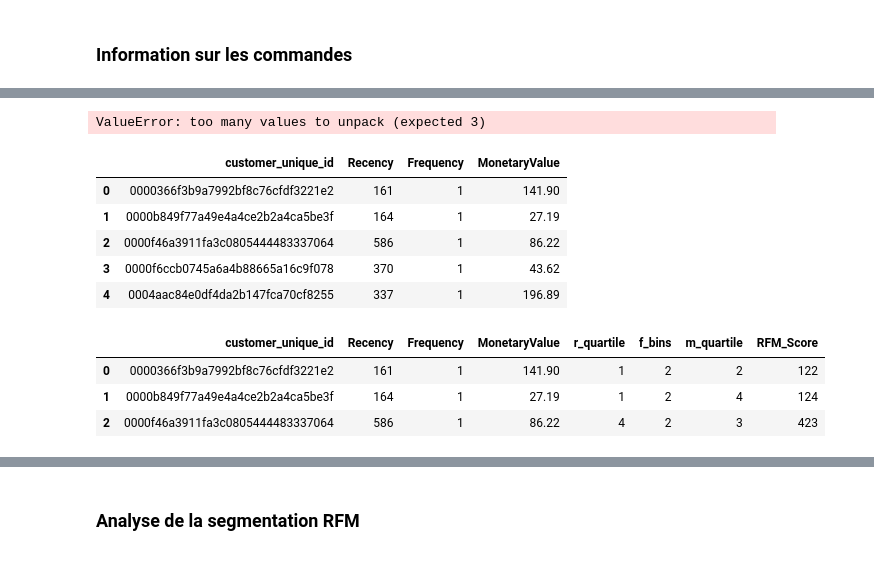
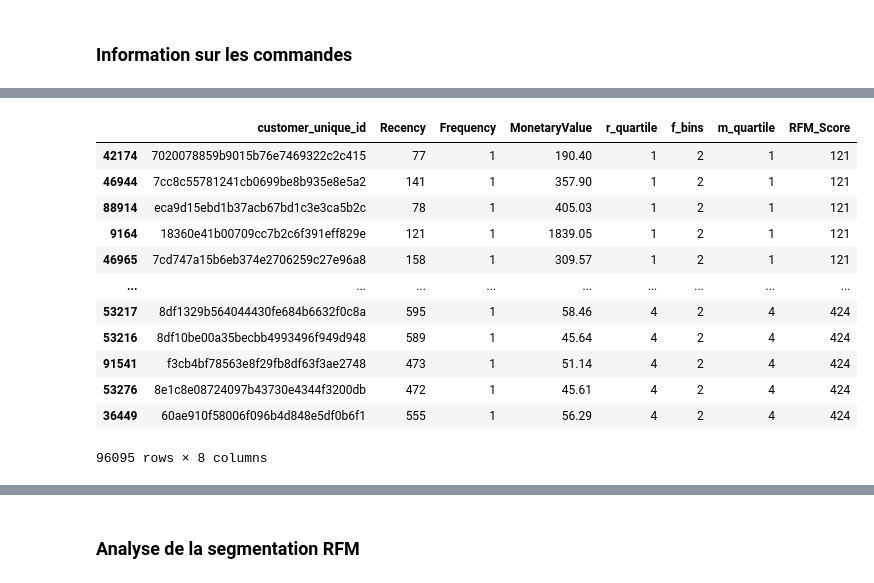
Before and after one commit to Sylvariane/segmentez_les_clients, a Jupyter notebook: POlist_01_analysefinale.ipynb, the cells around one changed output, grey strips where cells are left out. Saved outputs shown, nothing was run; the diff lists cells and outputs as text; code cells hidden in the pictures.

```diff
--- a/POlist_01_analysefinale.ipynb
+++ b/POlist_01_analysefinale.ipynb
@@ -54,6 +48,9 @@ df_customers.head()
 | 2 | 06b8999e2fba1a1fbc88172c00ba8bc7 | 861eff4711a542e4b93843c6dd7febb0 | franca | -20.510459 | -47.399553 |
 | 3 | 06b8999e2fba1a1fbc88172c00ba8bc7 | 861eff4711a542e4b93843c6dd7febb0 | franca | -20.480940 | -47.394161 |
 | 4 | 06b8999e2fba1a1fbc88172c00ba8bc7 | 861eff4711a542e4b93843c6dd7febb0 | franca | -20.515413 | -47.398194 |
+# %%
+df_customers.drop_duplicates(subset="customer_unique_id",
+                             inplace=True)
 # %%
 print("Nombre d'id unique:", df_customers["customer_unique_id"].nunique())
 # %% [output]
@@ -67,3 +61,0 @@ On remarque un écart important entre les identifiants clients et les identifian
-# %%
-# Suppression des doublons d'identifiant clients
-df_customers.drop_duplicates(subset="customer_id", inplace=True)
@@ -129,10 +94,11 @@ for cols in time:
 # %%
 snapshot_date = max(df.order_purchase_timestamp) + datetime.timedelta(days=1)
 # %%
+# Creation of RFM segmentation
 rfm_custom = df.groupby("customer_unique_id").agg({
     "order_purchase_timestamp" : lambda x: (snapshot_date - x.max()).days,
     "order_id" : 'count',
     "payment_value" : "mean"
 })
+rfm_custom.columns = ["Recency", "Frequency", "MonetaryValue"]
+data = rfm_custom.copy().reset_index()
-# %% [output]
-ValueError: too many values to unpack (expected 3)
@@ -142,10 +105 @@ data = rfm_custom.copy().reset_index()
-# %%
-data.head()
-# %% [output]
-|  | customer_unique_id | Recency | Frequency | MonetaryValue |
-| 0 | 0000366f3b9a7992bf8c76cfdf3221e2 | 161 | 1 | 141.90 |
-| 1 | 0000b849f77a49e4a4ce2b2a4ca5be3f | 164 | 1 | 27.19 |
-| 2 | 0000f46a3911fa3c0805444483337064 | 586 | 1 | 86.22 |
-| 3 | 0000f6ccb0745a6a4b88665a16c9f078 | 370 | 1 | 43.62 |
-| 4 | 0004aac84e0df4da2b147fca70cf8255 | 337 | 1 | 196.89 |
 # %%
@@ -153,12 +109,23 @@ data['r_quartile'] = pd.qcut(data['Recency'], 4, ['1', '2', '3', '4'])
 data['f_bins'] = pd.cut(data['Frequency'], 2, labels=['2', '1'])
 data['m_quartile'] = pd.qcut(data['MonetaryValue'], 4, ['4', '3', '2', '1'])
 # %%
+# Creation of RFM Score with the concatenation of
+# R, F & M quartile/bins
 data['RFM_Score'] = data["r_quartile"].astype(str) \
                     + data["f_bins"].astype(str) \
                     + data["m_quartile"].astype(str)
-data.head(3)
+data.sort_values("RFM_Score", ascending=True)
 # %% [output]
 |  | customer_unique_id | Recency | Frequency | MonetaryValue | r_quartile | f_bins | m_quartile | RFM_Score |
-| 0 | 0000366f3b9a7992bf8c76cfdf3221e2 | 161 | 1 | 141.90 | 1 | 2 | 2 | 122 |
-| 1 | 0000b849f77a49e4a4ce2b2a4ca5be3f | 164 | 1 | 27.19 | 1 | 2 | 4 | 124 |
-| 2 | 0000f46a3911fa3c0805444483337064 | 586 | 1 | 86.22 | 4 | 2 | 3 | 423 |
+| 42174 | 7020078859b9015b76e7469322c2c415 | 77 | 1 | 190.40 | 1 | 2 | 1 | 121 |
+| 46944 | 7cc8c55781241cb0699be8b935e8e5a2 | 141 | 1 | 357.90 | 1 | 2 | 1 | 121 |
+| 88914 | eca9d15ebd1b37acb67bd1c3e3ca5b2c | 78 | 1 | 405.03 | 1 | 2 | 1 | 121 |
+| 9164 | 18360e41b00709cc7b2c6f391eff829e | 121 | 1 | 1839.05 | 1 | 2 | 1 | 121 |
+| 46965 | 7cd747a15b6eb374e2706259c27e96a8 | 158 | 1 | 309.57 | 1 | 2 | 1 | 121 |
+| ... | ... | ... | ... | ... | ... | ... | ... | ... |
+| 53217 | 8df1329b564044430fe684b6632f0c8a | 595 | 1 | 58.46 | 4 | 2 | 4 | 424 |
+| 53216 | 8df10be00a35becbb4993496f949d948 | 589 | 1 | 45.64 | 4 | 2 | 4 | 424 |
+| 91541 | f3cb4bf78563e8f29fb8df63f3ae2748 | 473 | 1 | 51.14 | 4 | 2 | 4 | 424 |
+| 53276 | 8e1c8e08724097b43730e4344f3200db | 472 | 1 | 45.61 | 4 | 2 | 4 | 424 |
+| 36449 | 60ae910f58006f096b4d848e5df0b6f1 | 555 | 1 | 56.29 | 4 | 2 | 4 | 424 |
+96095 rows × 8 columns
```
Also changed, not shown: parts of 51 cells of this notebook.
